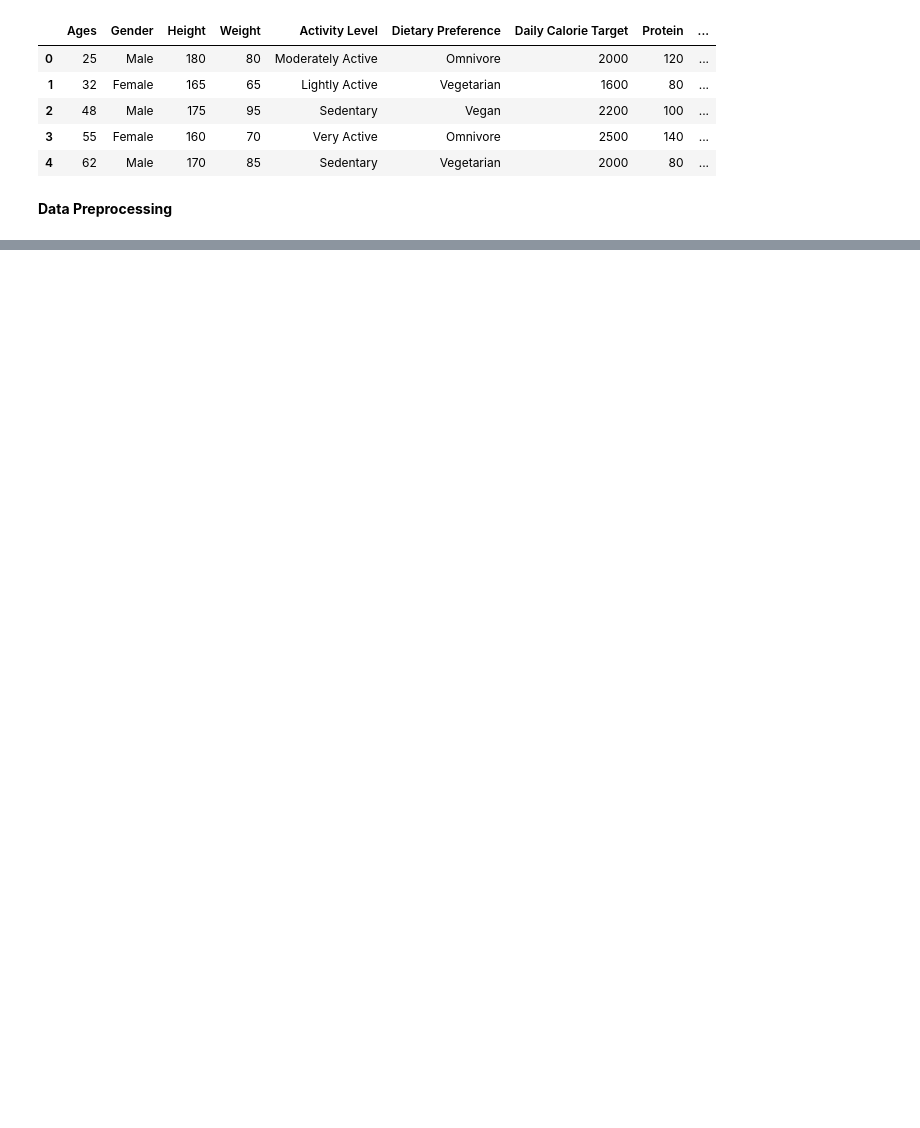
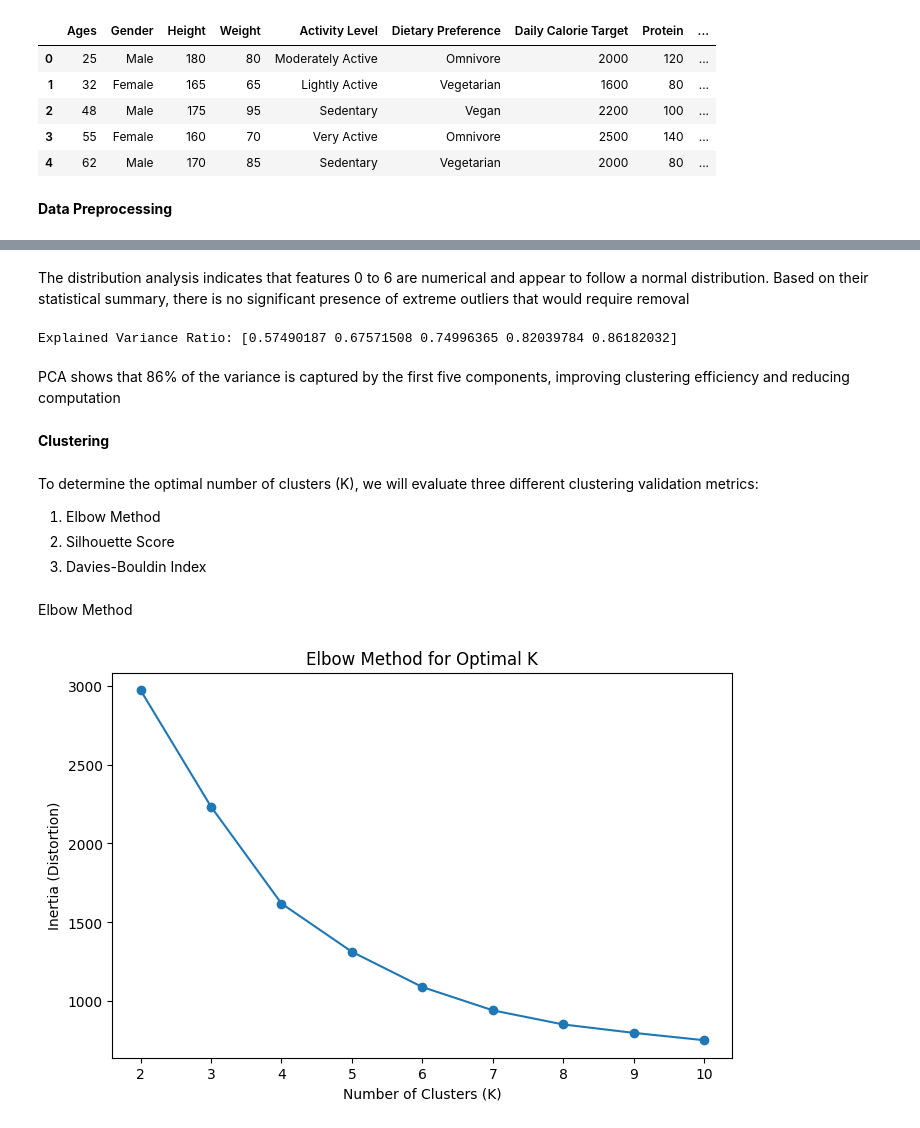
Before and after one commit to Edenshmuel/ICU_Nutrition_ML, a Jupyter notebook: Patient_Clustering.ipynb, the cells around one changed output, grey strips where cells are left out. Saved outputs shown, nothing was run; the diff lists cells and outputs as text; code cells hidden in the pictures; blank space fills up the shorter version.

```diff
--- a/Patient_Clustering.ipynb
+++ b/Patient_Clustering.ipynb
@@ -39,0 +116,39 @@ df_transformed = preprocessor.fit_transform(df)
+# %% [markdown]
+The distribution analysis indicates that features 0 to 6 are numerical and appear to follow a normal distribution. Based on their statistical summary, there is no significant presence of extreme outliers that would require removal
+# %%
+pca = PCA(n_components=5)
+pca.fit(df_transformed)
+
+print("Explained Variance Ratio:", pca.explained_variance_ratio_.cumsum())
+# %% [output]
+Explained Variance Ratio: [0.57490187 0.67571508 0.74996365 0.82039784 0.86182032]
+# %% [markdown]
+PCA shows that 86% of the variance is captured by the first five components, improving clustering efficiency and reducing computation
+# %% [markdown]
+**Clustering**
+# %% [markdown]
+To determine the optimal number of clusters (K), we will evaluate three different clustering validation metrics:
+
+
+1.   Elbow Method
+2.   Silhouette Score
+3.   Davies-Bouldin Index
+# %% [markdown]
+Elbow Method
+# %%
+k_range = range(2, 11)
+inertia_values = []
+
+for k in k_range:
+    kmeans = KMeans(n_clusters=k, random_state=42, n_init=10)
+    kmeans.fit(df_transformed)
+    inertia_values.append(kmeans.inertia_)
+
+plt.figure(figsize=(8, 5))
+plt.plot(k_range, inertia_values, marker='o', linestyle='-')
+plt.xlabel("Number of Clusters (K)")
+plt.ylabel("Inertia (Distortion)")
+plt.title("Elbow Method for Optimal K")
+plt.show()
+# %% [output]
+[figure, added]
```
Also changed, not shown: parts of 27 cells of this notebook.
